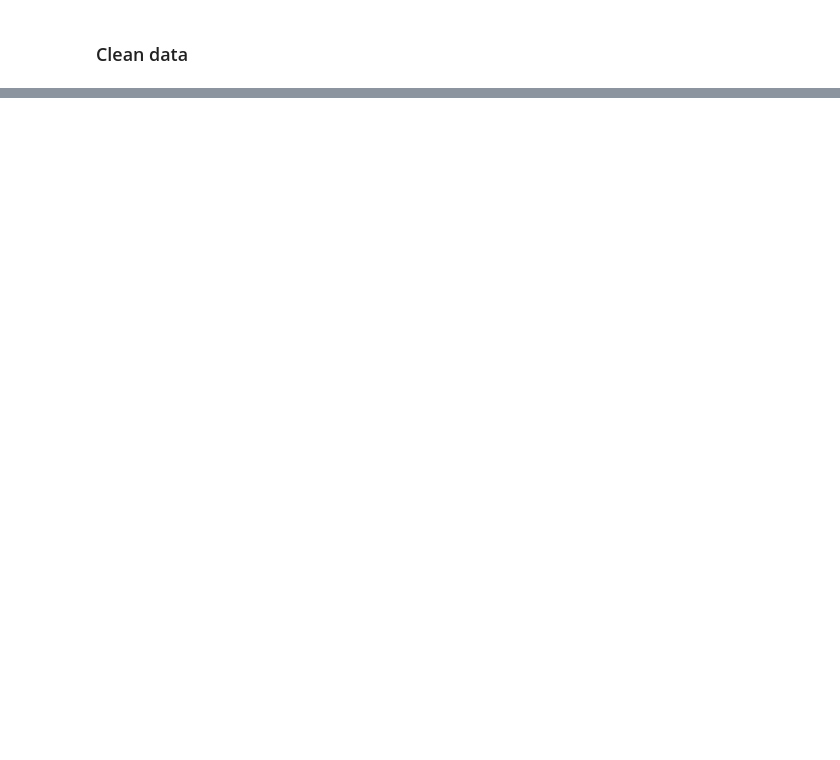
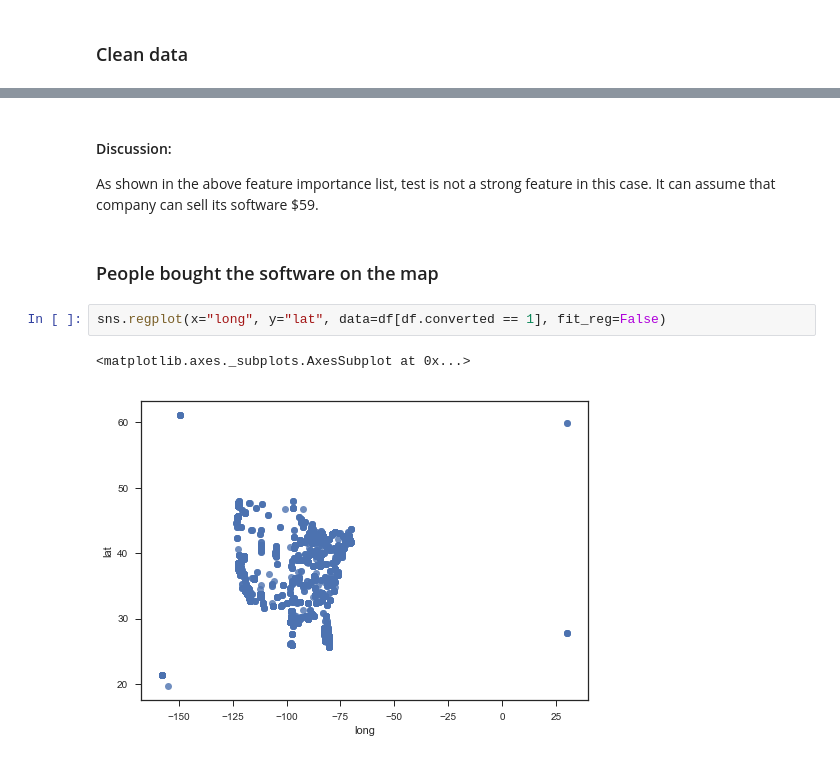
Before and after one commit to Shujian2015/data-challenge-2, a Jupyter notebook: Untitled.ipynb, the cells around one changed output, grey strips where cells are left out. Cells and saved outputs as stored; diff of their text form; blank space fills up the shorter version.

```diff
--- a/Untitled.ipynb
+++ b/Untitled.ipynb
@@ -143,0 +164,11 @@ Feature Importance :
+# %% [markdown]
+#### Discussion:
+
+As shown in the above feature importance list, test is not a strong feature in this case. It can assume that company can sell its software $59.
+# %% [markdown]
+### People bought the software on the map
+# %%
+sns.regplot(x="long", y="lat", data=df[df.converted == 1], fit_reg=False)
+# %% [output]
+<matplotlib.axes._subplots.AxesSubplot at 0x...>
+[figure, added]
```
Also changed, not shown: parts of 10 cells of this notebook.
